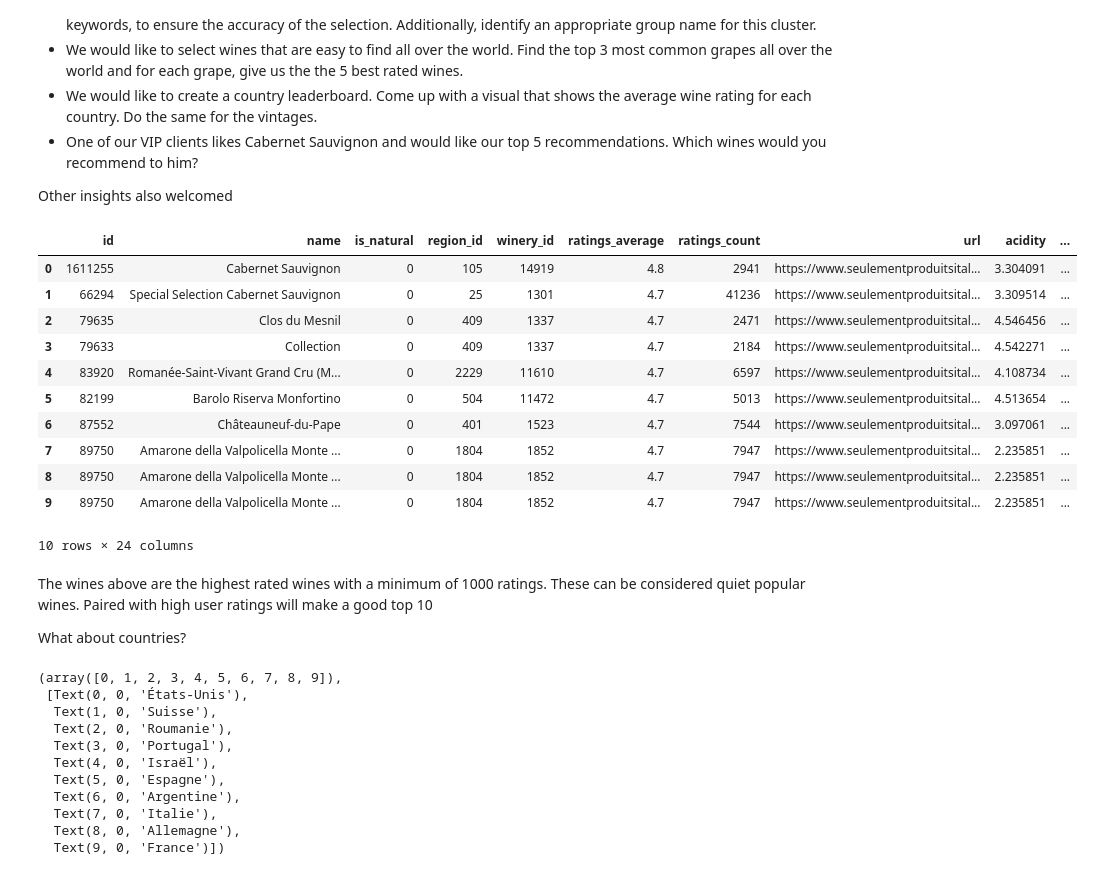
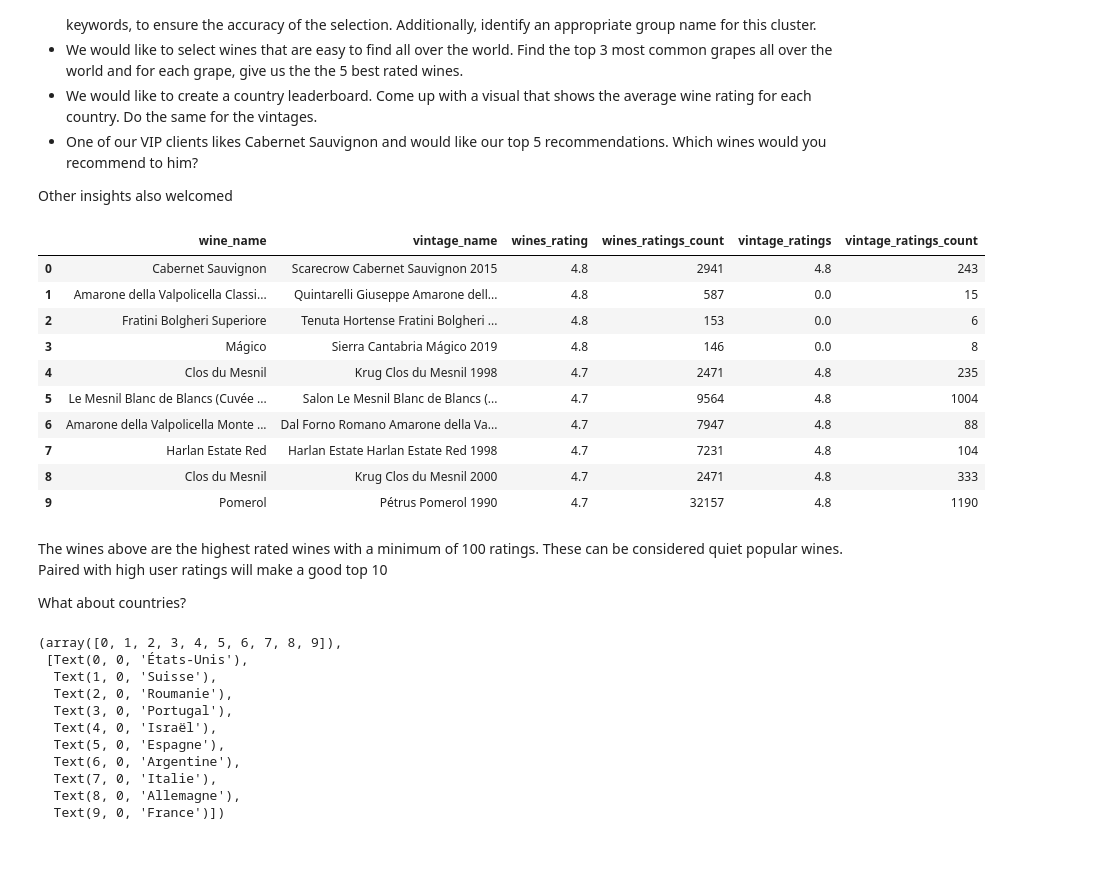
Before and after one commit to brain8d/wine-market-analysis, a Jupyter notebook: notebook.ipynb, the cells around one changed output. Saved outputs shown, nothing was run; the diff lists cells and outputs as text; code cells hidden in the pictures.

```diff
--- a/notebook.ipynb
+++ b/notebook.ipynb
@@ -20,34 +20,32 @@ connexion = sqlite3.connect("./db/vivino.db")
 cursor = connexion.cursor()
 # %%
 query = f'''
-SELECT * FROM wines
+SELECT DISTINCT wines.name AS wine_name, vintages.name AS vintage_name, wines.ratings_average AS wines_rating,
+wines.ratings_count AS wines_ratings_count, vintages.ratings_average AS vintage_ratings, vintages.ratings_count AS vintage_ratings_count FROM wines
 INNER JOIN vintages ON wines.id = vintages.wine_id
-WHERE wines.ratings_count >= 1000
-ORDER BY ratings_average DESC
+WHERE wines.ratings_count >= 100 OR vintages.ratings_count >= 100
+ORDER BY wines.ratings_average DESC, vintages.ratings_average DESC
 
 
 '''
 
 
 df = pd.read_sql_query (query, connexion)
 df.head(n=10)
-# cursor.execute(query)
-# cursor.fetchall()
 # %% [output]
-|  | id | name | is_natural | region_id | winery_id | ratings_average | ratings_count | url | acidity | ... |
-| 0 | 1611255 | Cabernet Sauvignon | 0 | 105 | 14919 | 4.8 | 2941 | https://www.seulementproduitsital... | 3.304091 | ... |
-| 1 | 66294 | Special Selection Cabernet Sauvignon | 0 | 25 | 1301 | 4.7 | 41236 | https://www.seulementproduitsital... | 3.309514 | ... |
-| 2 | 79635 | Clos du Mesnil | 0 | 409 | 1337 | 4.7 | 2471 | https://www.seulementproduitsital... | 4.546456 | ... |
-| 3 | 79633 | Collection | 0 | 409 | 1337 | 4.7 | 2184 | https://www.seulementproduitsital... | 4.542271 | ... |
-| 4 | 83920 | Romanée-Saint-Vivant Grand Cru (M... | 0 | 2229 | 11610 | 4.7 | 6597 | https://www.seulementproduitsital... | 4.108734 | ... |
-| 5 | 82199 | Barolo Riserva Monfortino | 0 | 504 | 11472 | 4.7 | 5013 | https://www.seulementproduitsital... | 4.513654 | ... |
-| 6 | 87552 | Châteauneuf-du-Pape | 0 | 401 | 1523 | 4.7 | 7544 | https://www.seulementproduitsital... | 3.097061 | ... |
-| 7 | 89750 | Amarone della Valpolicella Monte ... | 0 | 1804 | 1852 | 4.7 | 7947 | https://www.seulementproduitsital... | 2.235851 | ... |
-| 8 | 89750 | Amarone della Valpolicella Monte ... | 0 | 1804 | 1852 | 4.7 | 7947 | https://www.seulementproduitsital... | 2.235851 | ... |
-| 9 | 89750 | Amarone della Valpolicella Monte ... | 0 | 1804 | 1852 | 4.7 | 7947 | https://www.seulementproduitsital... | 2.235851 | ... |
+|  | wine_name | vintage_name | wines_rating | wines_ratings_count | vintage_ratings | vintage_ratings_count |
+| 0 | Cabernet Sauvignon | Scarecrow Cabernet Sauvignon 2015 | 4.8 | 2941 | 4.8 | 243 |
+| 1 | Amarone della Valpolicella Classi... | Quintarelli Giuseppe Amarone dell... | 4.8 | 587 | 0.0 | 15 |
+| 2 | Fratini Bolgheri Superiore | Tenuta Hortense Fratini Bolgheri ... | 4.8 | 153 | 0.0 | 6 |
+| 3 | Mágico | Sierra Cantabria Mágico 2019 | 4.8 | 146 | 0.0 | 8 |
+| 4 | Clos du Mesnil | Krug Clos du Mesnil 1998 | 4.7 | 2471 | 4.8 | 235 |
+| 5 | Le Mesnil Blanc de Blancs (Cuvée ... | Salon Le Mesnil Blanc de Blancs (... | 4.7 | 9564 | 4.8 | 1004 |
+| 6 | Amarone della Valpolicella Monte ... | Dal Forno Romano Amarone della Va... | 4.7 | 7947 | 4.8 | 88 |
+| 7 | Harlan Estate Red | Harlan Estate Harlan Estate Red 1998 | 4.7 | 7231 | 4.8 | 104 |
+| 8 | Clos du Mesnil | Krug Clos du Mesnil 2000 | 4.7 | 2471 | 4.8 | 333 |
+| 9 | Pomerol | Pétrus Pomerol 1990 | 4.7 | 32157 | 4.8 | 1190 |
-10 rows × 24 columns
 # %% [markdown]
-The wines above are the highest rated wines with a minimum of 1000 ratings. These can be considered quiet popular wines. Paired with high user ratings will make a good top 10
+The wines above are the highest rated wines with a minimum of 100 ratings. These can be considered quiet popular wines. Paired with high user ratings will make a good top 10
 
 What about countries?
 # %%
```
Also changed, not shown: parts of 27 cells of this notebook, 27 other files.
